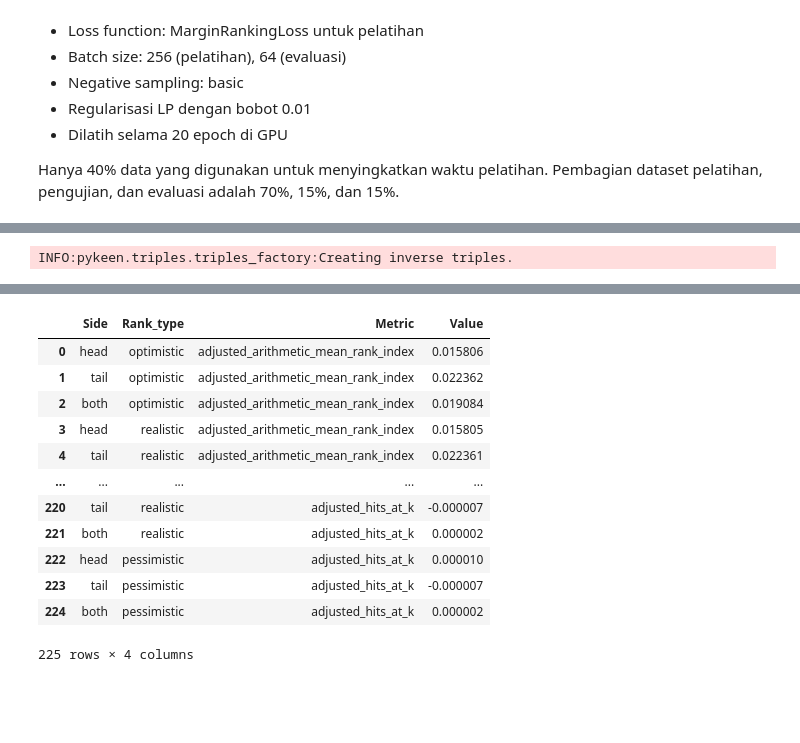
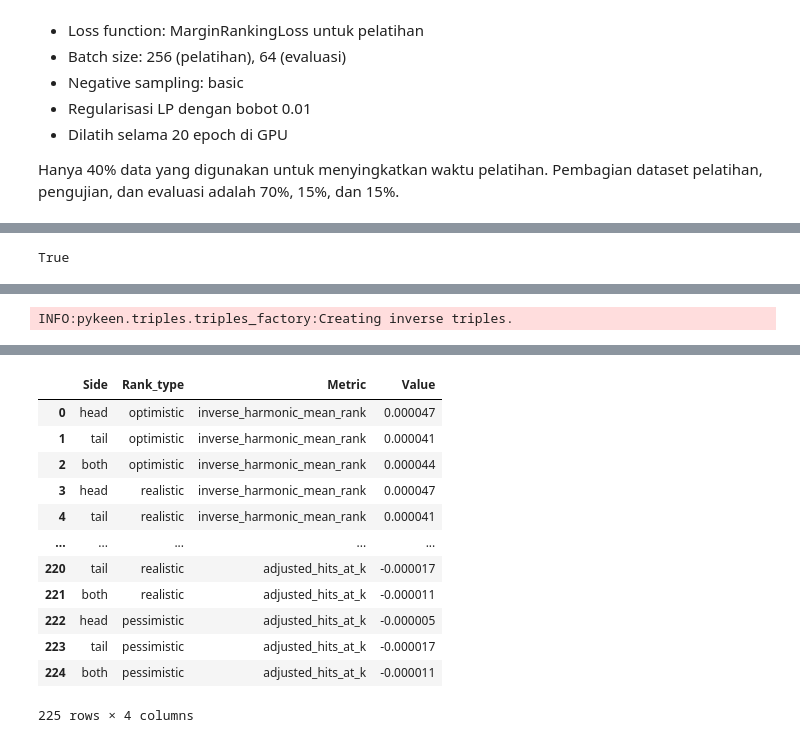
Before and after one commit to Miner-Lover/AmazonMining, a Jupyter notebook: link_prediction_Hans.ipynb, the cells around one changed output, grey strips where cells are left out. Cells and saved outputs as stored; diff of their text form; code cells hidden in the pictures; blank space fills up the shorter version.

```diff
--- a/link_prediction_Hans.ipynb
+++ b/link_prediction_Hans.ipynb
@@ -144,16 +330,16 @@ import pandas as pd
 import numpy as np
 from pykeen.triples import TriplesFactory
 
-# Convert edges to a suitable format for PyKEEN
-triples = np.array(train_edges)
+# Assuming 'train_edges' and 'G' are defined from the previous code
+
+triples = np.array(edges)
+reducer = 0.5
 
 relation_placeholder = np.full((triples.shape[0], 1), "bought_with", dtype=object)
 triples = np.column_stack((triples[:, 0], relation_placeholder, triples[:, 1]))
 triples = triples.astype(str)
 
-num_samples = int(len(triples) * 0.4)
+tf = TriplesFactory.from_labeled_triples(triples, create_inverse_triples=True)
 
-tf = TriplesFactory.from_labeled_triples(triples[:num_samples], create_inverse_triples=True)
-
-tf_train, tf_validation, tf_test = tf.split([0.7, 0.15, 0.15])
+tf_train, tf_validation, tf_test, tf_unused = tf.split([0.7 * reducer, 0.15 * reducer, 0.15 * reducer, (1 - reducer)])
 # %% [output]
@@ -162,3 +348,8 @@ INFO:pykeen.triples.splitting:done splitting triples to groups of sizes [48724,
+# %%
+import torch
+torch.cuda.is_available()
+# %% [output]
+True
 # %%
 from pykeen.pipeline import pipeline
 
@@ -168,7 +359,7 @@ result = pipeline(
     testing=tf_test,
     validation=tf_validation,
     model='TransE',
-    epochs=30,
+    epochs=20,
     model_kwargs={'embedding_dim': 200},
     optimizer='Adam',
     optimizer_kwargs={'lr': 0.01},
@@ -180,7 +371,8 @@ result = pipeline(
     evaluator_kwargs={
         'filtered': True,
         'batch_size': 64
-    }
+    },
+	device='cuda:0'
 )
 
 # Evaluate the model
@@ -194,13 +386,13 @@ INFO:pykeen.evaluation.evaluator:Evaluation took 300.62s seconds
 |  | Side | Rank_type | Metric | Value |
-| 0 | head | optimistic | adjusted_arithmetic_mean_rank_index | 0.015806 |
-| 1 | tail | optimistic | adjusted_arithmetic_mean_rank_index | 0.022362 |
-| 2 | both | optimistic | adjusted_arithmetic_mean_rank_index | 0.019084 |
-| 3 | head | realistic | adjusted_arithmetic_mean_rank_index | 0.015805 |
-| 4 | tail | realistic | adjusted_arithmetic_mean_rank_index | 0.022361 |
+| 0 | head | optimistic | inverse_harmonic_mean_rank | 0.000047 |
+| 1 | tail | optimistic | inverse_harmonic_mean_rank | 0.000041 |
+| 2 | both | optimistic | inverse_harmonic_mean_rank | 0.000044 |
+| 3 | head | realistic | inverse_harmonic_mean_rank | 0.000047 |
+| 4 | tail | realistic | inverse_harmonic_mean_rank | 0.000041 |
 | ... | ... | ... | ... | ... |
-| 220 | tail | realistic | adjusted_hits_at_k | -0.000007 |
-| 221 | both | realistic | adjusted_hits_at_k | 0.000002 |
-| 222 | head | pessimistic | adjusted_hits_at_k | 0.000010 |
-| 223 | tail | pessimistic | adjusted_hits_at_k | -0.000007 |
-| 224 | both | pessimistic | adjusted_hits_at_k | 0.000002 |
+| 220 | tail | realistic | adjusted_hits_at_k | -0.000017 |
+| 221 | both | realistic | adjusted_hits_at_k | -0.000011 |
+| 222 | head | pessimistic | adjusted_hits_at_k | -0.000005 |
+| 223 | tail | pessimistic | adjusted_hits_at_k | -0.000017 |
+| 224 | both | pessimistic | adjusted_hits_at_k | -0.000011 |
 225 rows × 4 columns
```
Also changed, not shown: parts of 18 cells of this notebook.
